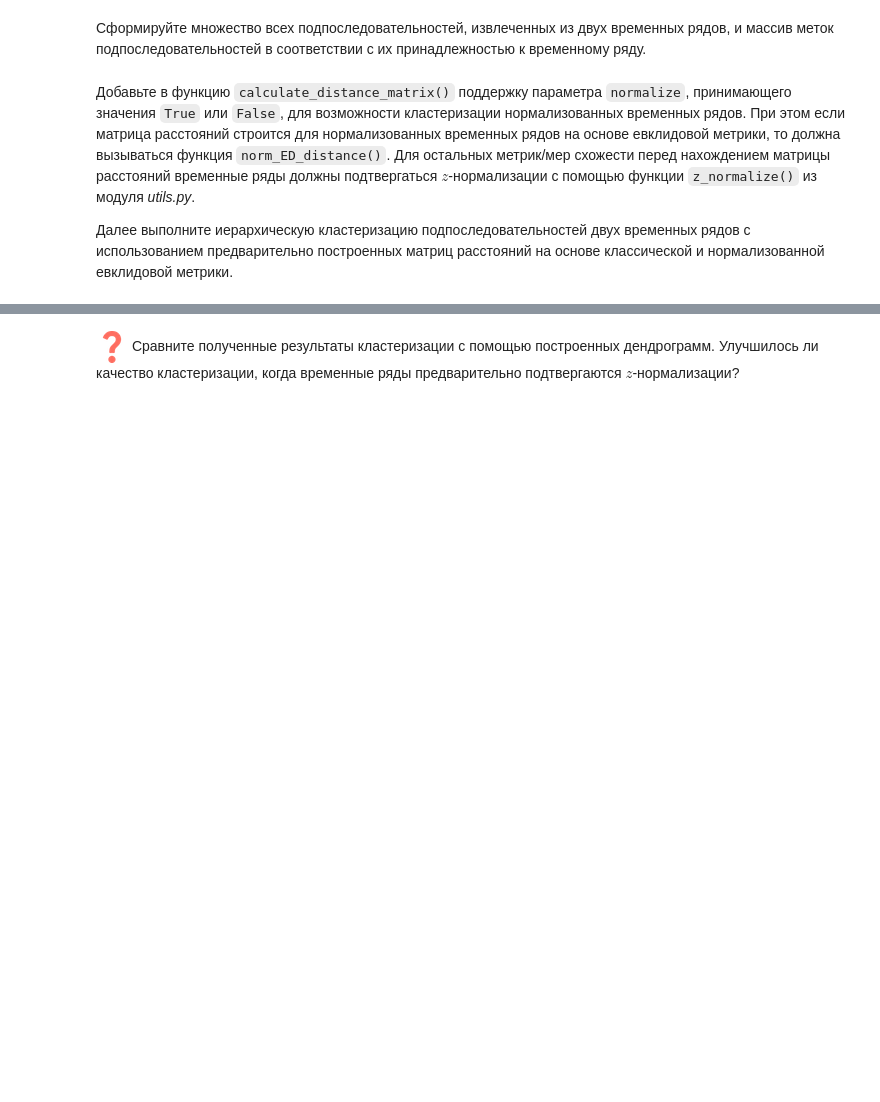
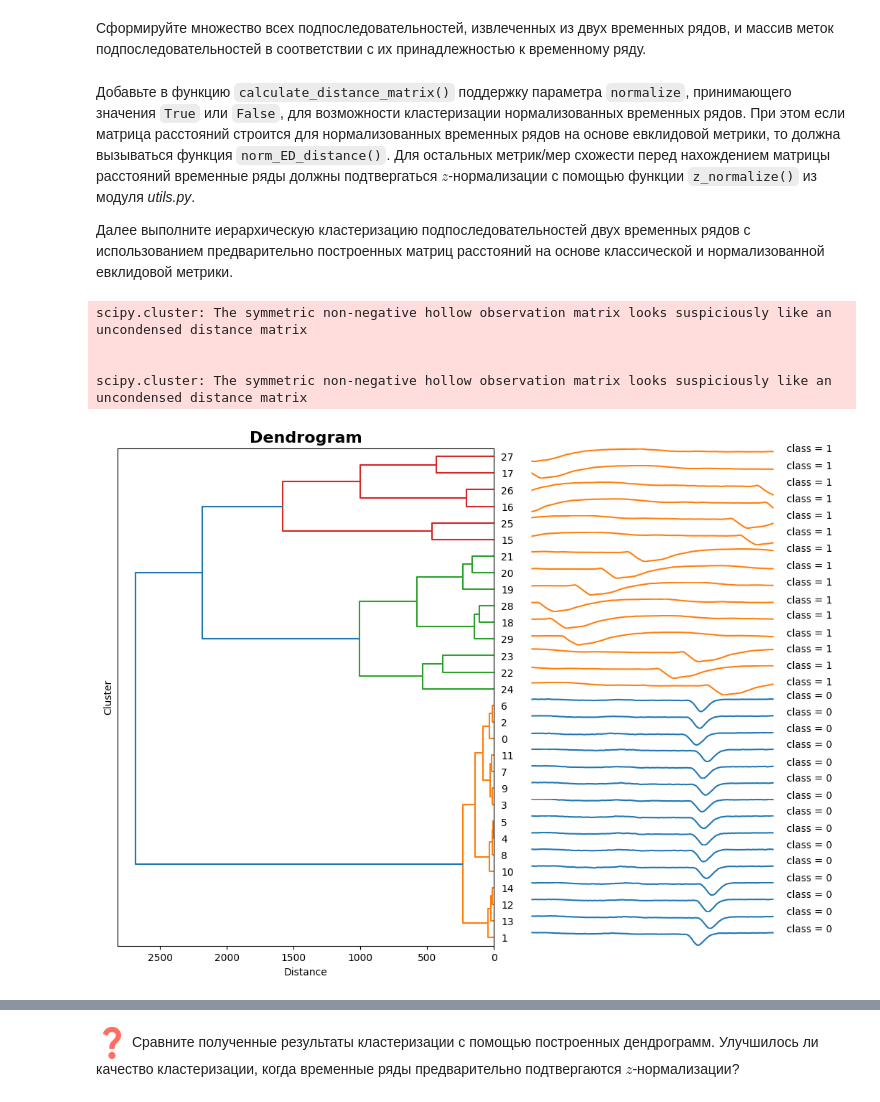
Before and after one commit to MrRivey/2023-Romanov-TimeSeriesCourse, a Jupyter notebook: practice/Basics/01 Basics.ipynb, the cells around one changed output, grey strips where cells are left out. Cells and saved outputs as stored; diff of their text form; code cells hidden in the pictures; blank space fills up the shorter version.

```diff
--- a/practice/Basics/01 Basics.ipynb
+++ b/practice/Basics/01 Basics.ipynb
@@ -118,10 +105,10 @@ def test_dtw_distance(ts1, ts2):
 
     np.testing.assert_equal(sktime_dtw_dist, desired_dtw_dist, 'DTW distances are not equal')
 # %%
-start = 2
-total = 25
-ts1 = np.array(random_walk(start, total))
-ts2 = np.array(random_walk(start, total))
+import random
+
+ts1 = np.array([random.random() for i in range(3)])
+ts2= np.array([random.random() for i in range(3)])
 print(ts1)
 print(ts2)
 dist1 = DTW_distance(ts1, ts2)
@@ -454,0 +532,14 @@ labels = np.array([0]*subs_set1[0:15].shape[0] + [1]*subs_set2[0:15].shape[0])
+# %%
+clust = TimeSeriesHierarchicalClustering(n_clusters=2)
+clust_fit=clust.fit(calculate_distance_matrix(subs_set, 'dtw', True))
+clust_fit.plot_dendrogram(subs_set, labels)
+
+clust = TimeSeriesHierarchicalClustering(n_clusters=2)
+clust_fit=clust.fit(calculate_distance_matrix(subs_set, 'dtw', False))
+clust_fit.plot_dendrogram(subs_set, labels)
+# %% [output]
+scipy.cluster: The symmetric non-negative hollow observation matrix looks suspiciously like an uncondensed distance matrix
+
+
+scipy.cluster: The symmetric non-negative hollow observation matrix looks suspiciously like an uncondensed distance matrix
+[figure, added]
```
Also changed, not shown: parts of 22 cells of this notebook.
